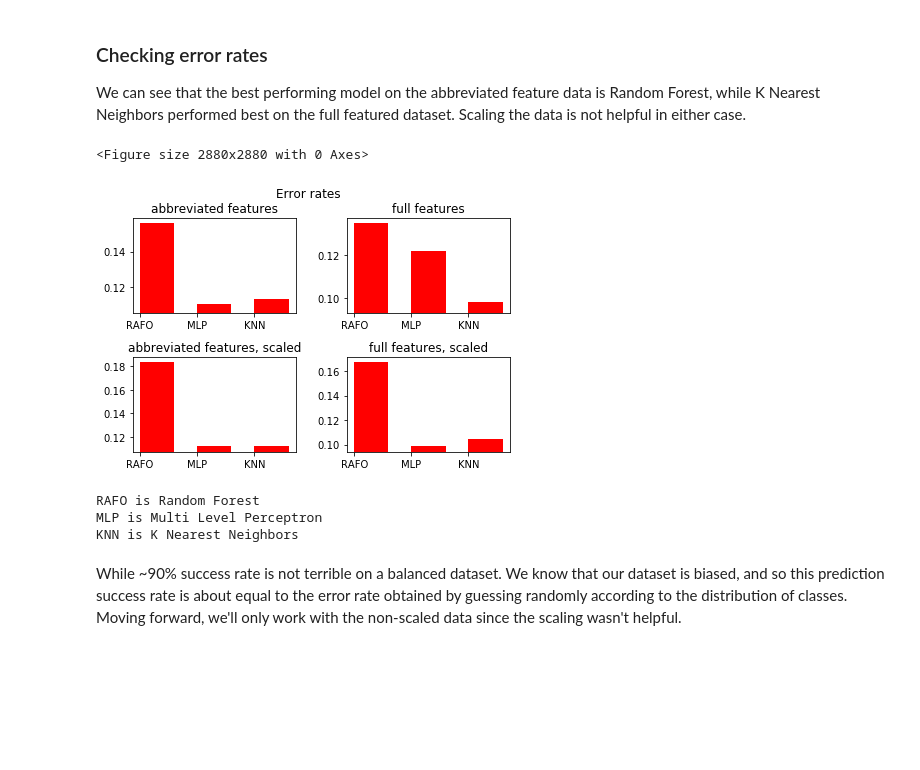
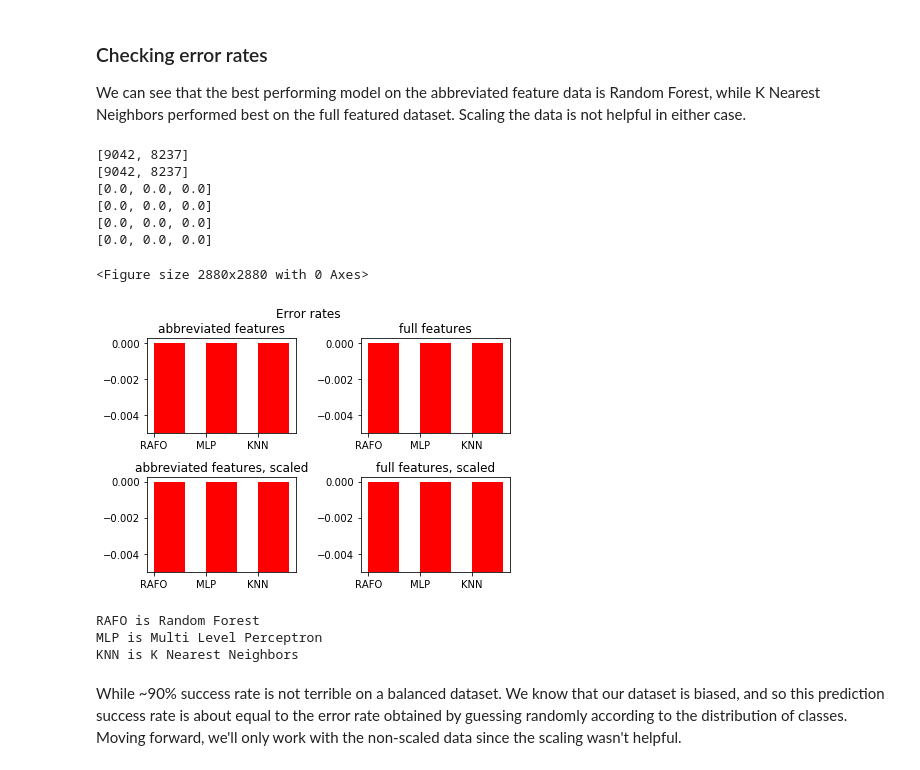
Before and after one commit to jakeypakey/telemarket_data, a Jupyter notebook: data_explore.ipynb, the cells around one changed output. Drawn from its saved outputs; the diff is of its cells as text; code cells hidden in the pictures; blank space fills up the shorter version.

```diff
--- a/data_explore.ipynb
+++ b/data_explore.ipynb
@@ -186,31 +179,3 @@ testFeaturesAS = scaler.fit_transform(testFeaturesA)
 # %% [markdown]
 ### Running the model
 The models are run and relavent information stored.
-# %%
-totals = []
-totlalScaled =[]
-results = {key:dict({ke:None for ke in ['probabilities','predictions']}) for key in models.keys()}
-resultsScaled = {key:dict({ke:None for ke in ['probabilities','predictions']}) for key in modelsScaled.keys()}
-for name,model,modelS in zip(models.keys(),models.values(),modelsScaled.values()):
-
-    print('running '+name)
-    model[0].fit(trainFeatures,trainLabels)
-    model[1].fit(trainFeaturesA,trainLabelsA)
-    modelS[0].fit(trainFeaturesS,trainLabels)
-    modelS[1].fit(trainFeaturesAS,trainLabelsA)
-
-    #get predictions
-    preds = model[0].predict(testFeatures)
-    predsA = model[1].predict(testFeaturesA)
-    predsS = modelS[0].predict(testFeaturesS)
-    predsAS = modelS[1].predict(testFeaturesAS)
-    results[name]['predictions'] = (preds,predsA)
-    resultsScaled[name]['predictions'] = (predsS,predsAS)
-
-    #get P(y=1) for each prediction
-    probs = [pair[1] for pair in model[0].predict_proba(testFeatures)]
-    probsA = [pair[1] for pair in model[1].predict_proba(testFeaturesA)]
-    probsS = [pair[1] for pair in modelS[0].predict_proba(testFeaturesS)]
-    probsAS = [pair[1] for pair in modelS[1].predict_proba(testFeaturesAS)]
-    results[name]['probabilities'] = (probs,probsA)
-    resultsScaled[name]['probabilities'] = (probsS,probsAS)
@@ -247,33 +302,42 @@ We can see that the best performing model on the abbreviated feature data is Ran
 # %%
 #Plot raw error rates of each model
 ind = [ i for i in range(len(models)) ]
 width = .6
 plt.figure(figureCount,figsize=(40,40))
 fig, ax = plt.subplots(2, 2)
 
 titles = ['abbreviated features','full features'],['abbreviated features, scaled','full features, scaled']
 tally = [tallys,tallysS]
-totals = [len(testLabels),len(testLabelsA)]
+print(totals)
+totals = [sum([len(testLabels[i]) for i in range(totalIterations)]),sum([len(testLabelsA[i]) for i in range(totalIterations)])]
+print(totals)
 figureCount+=1
 for i in range(2):
     for j in range (2):
         wrong = [(len(tally[i][key][j][1][0])+len(tally[i][key][j][0][1]))/totals[i] for key in tallys.keys()]
+        print(wrong)
         #set bottom for each graph
         bottom = min(wrong)-.005
         ax[i,j].bar([item+width for item in ind],[item-bottom for item in wrong],width,label='Incorrect Predictions',color='red',bottom=bottom)
         ax[i,j].set_xticks([item+width/2 for item in ind])
         ax[i,j].set_xticklabels(tallys.keys())
         ax[i,j].set_title(titles[i][j])
 plt.tight_layout()
 plt.suptitle('Error rates',verticalalignment='baseline')
 plt.show()
 print('RAFO is Random Forest\nMLP is Multi Level Perceptron\nKNN is K Nearest Neighbors')
 # %% [output]
-<Figure size 2880x2880 with 0 Axes>
+[9042, 8237]
+[9042, 8237]
+[0.0, 0.0, 0.0]
+[0.0, 0.0, 0.0]
+[0.0, 0.0, 0.0]
+[0.0, 0.0, 0.0]
+<Figure size 2880x2880 with 0 Axes>
-[figure, old version]
+[figure, new version]
-RAFO is Random Forest
-MLP is Multi Level Perceptron
-KNN is K Nearest Neighbors
+RAFO is Random Forest
+MLP is Multi Level Perceptron
+KNN is K Nearest Neighbors
 # %% [markdown]
 While ~90% success rate is not terrible on a balanced dataset.  We know that our dataset is biased, and so this prediction success rate is about equal to the error rate obtained by guessing randomly according to the distribution of classes.  Moving forward, we'll only work with the non-scaled data since the scaling wasn't helpful.
 # %% [markdown]
```
Also changed, not shown: parts of 6 cells of this notebook.
